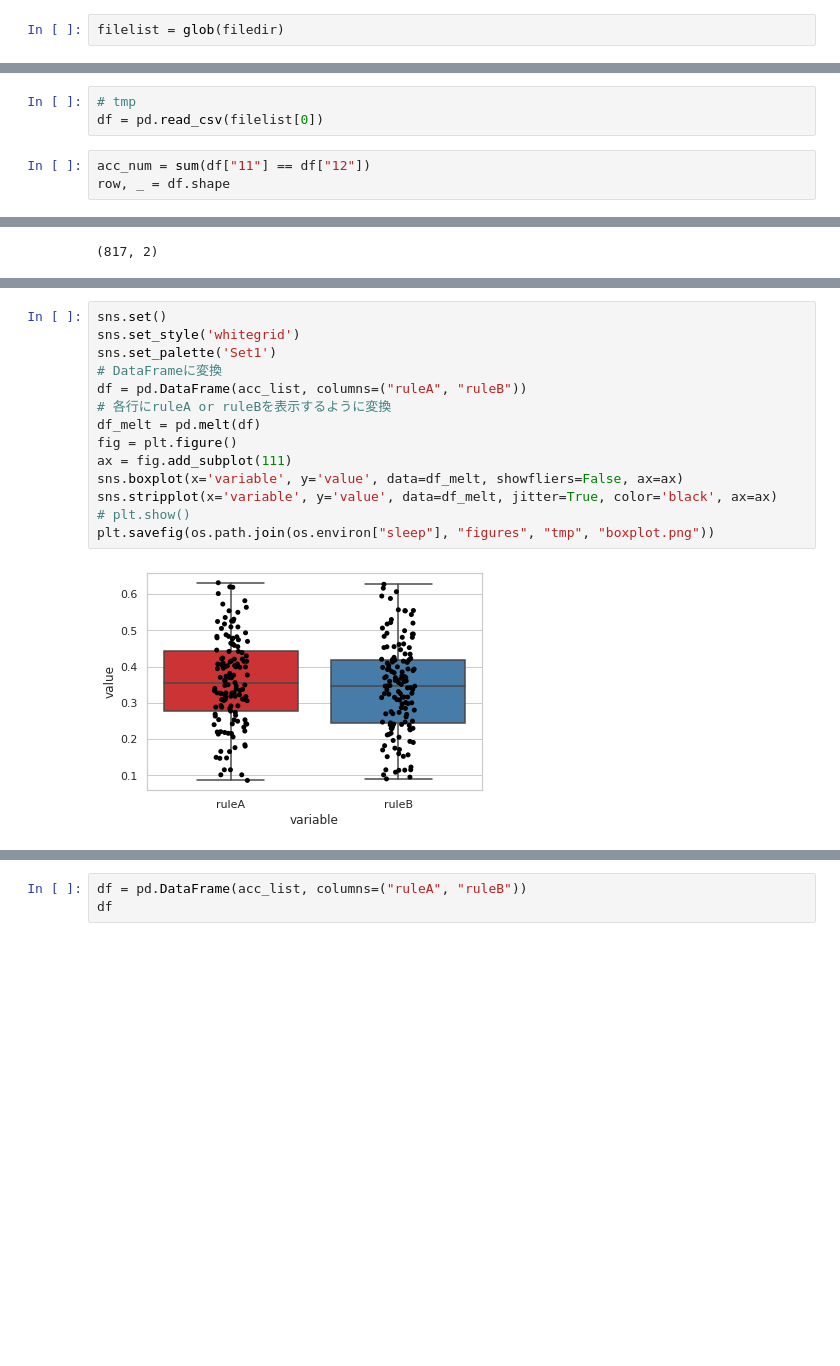
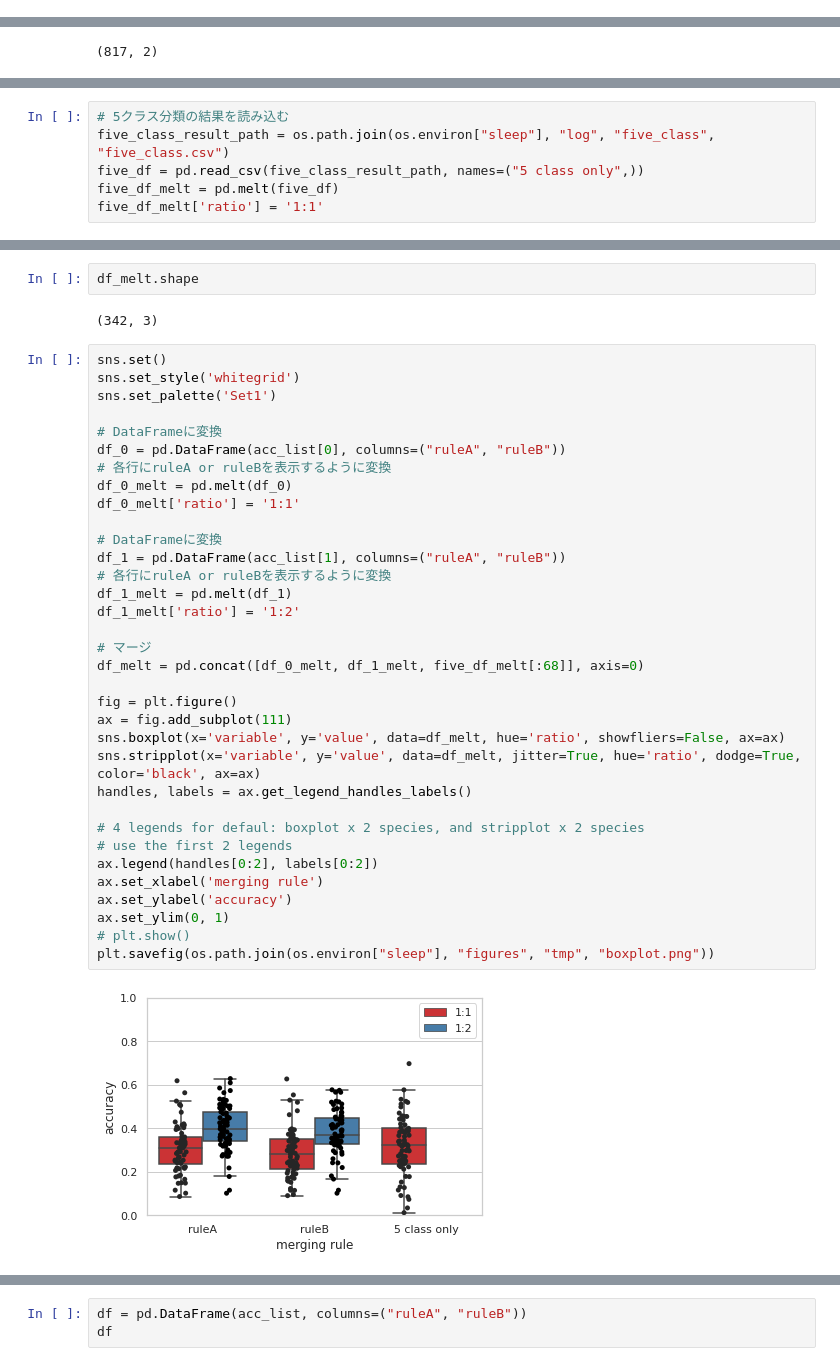
Before and after one commit to Taiki-jp/sleep_study, a Jupyter notebook: data_analysis.ipynb, the cells around one changed output, grey strips where cells are left out. Cells and saved outputs as stored; diff of their text form; blank space fills up the shorter version.

```diff
--- a/data_analysis.ipynb
+++ b/data_analysis.ipynb
@@ -342,2 +339,0 @@ filedir = os.path.join(os.environ["sleep"], "log", "bin_merge", "*.csv")
-# %%
-filelist = glob(filedir)
@@ -348,6 +339,0 @@ filelist[0]
-# %%
-# tmp
-df = pd.read_csv(filelist[0])
-# %%
-acc_num = sum(df["11"] == df["12"])
-row, _ = df.shape
@@ -485,0 +512,6 @@ array([0.35580524, 0.34624146])
+# %%
+# 5クラス分類の結果を読み込む
+five_class_result_path = os.path.join(os.environ["sleep"], "log", "five_class", "five_class.csv")
+five_df = pd.read_csv(five_class_result_path, names=("5 class only",))
+five_df_melt = pd.melt(five_df)
+five_df_melt['ratio'] = '1:1'
@@ -486,16 +534,40 @@ array([0.35580524, 0.34624146])
+# %%
+df_melt.shape
+# %% [output]
+(342, 3)
 # %%
 sns.set()
 sns.set_style('whitegrid')
 sns.set_palette('Set1')
+
 # DataFrameに変換
-df = pd.DataFrame(acc_list, columns=("ruleA", "ruleB"))
+df_0 = pd.DataFrame(acc_list[0], columns=("ruleA", "ruleB"))
 # 各行にruleA or ruleBを表示するように変換
-df_melt = pd.melt(df)
+df_0_melt = pd.melt(df_0)
+df_0_melt['ratio'] = '1:1'
+
+# DataFrameに変換
+df_1 = pd.DataFrame(acc_list[1], columns=("ruleA", "ruleB"))
+# 各行にruleA or ruleBを表示するように変換
+df_1_melt = pd.melt(df_1)
+df_1_melt['ratio'] = '1:2'
+
+# マージ
+df_melt = pd.concat([df_0_melt, df_1_melt, five_df_melt[:68]], axis=0)
+
 fig = plt.figure()
 ax = fig.add_subplot(111)
-sns.boxplot(x='variable', y='value', data=df_melt, showfliers=False, ax=ax)
-sns.stripplot(x='variable', y='value', data=df_melt, jitter=True, color='black', ax=ax)
+sns.boxplot(x='variable', y='value', data=df_melt, hue='ratio', showfliers=False, ax=ax)
+sns.stripplot(x='variable', y='value', data=df_melt, jitter=True, hue='ratio', dodge=True, color='black', ax=ax)
+handles, labels = ax.get_legend_handles_labels()
+
+# 4 legends for defaul: boxplot x 2 species, and stripplot x 2 species
+# use the first 2 legends
+ax.legend(handles[0:2], labels[0:2])
+ax.set_xlabel('merging rule')
+ax.set_ylabel('accuracy')
+ax.set_ylim(0, 1)
 # plt.show()
 plt.savefig(os.path.join(os.environ["sleep"], "figures", "tmp", "boxplot.png"))
 # %% [output]
-[figure, old version]
+[figure, new version]
```
Also changed, not shown: parts of 16 cells of this notebook.
